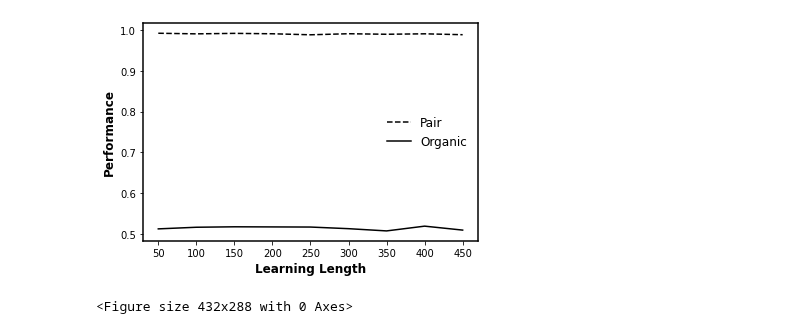
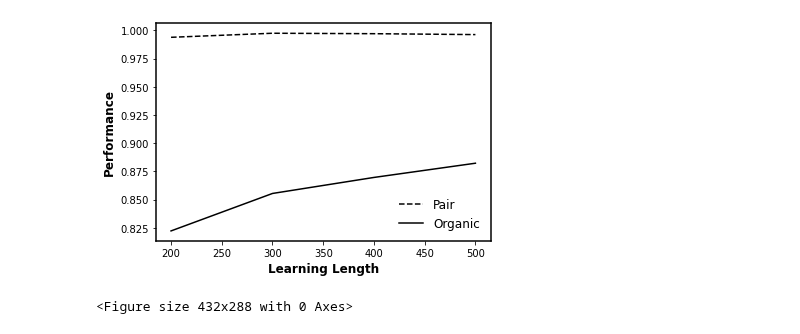
Before and after one commit to GrandJune/HAI, a Jupyter notebook: Turbulence/Results.ipynb, the cells around one changed output. Saved outputs shown, nothing was run; the diff lists cells and outputs as text; code cells hidden in the pictures.

```diff
--- a/Turbulence/Results.ipynb
+++ b/Turbulence/Results.ipynb
@@ -3,7 +3,7 @@ import matplotlib.pyplot as plt
 import pickle
 import numpy as np
 legend_properties = {'weight':'bold'}
-data_folder = r"E:\data\hai-0520\Turbulence_7"
+data_folder = r"E:\data\hai-0520\Turbulence_8"
 
 organic_performance_file = data_folder + r"\organic_performance_across_episodes"
 organic_knowledge_file = data_folder + r"\organic_knowledge_across_episodes"
@@ -35,26 +35,26 @@ with open(pair_knowledge_quality_file, 'rb') as infile:
 # %%
 # Performance
 # x = range(len(pair_performance_across_episodes))
-x = [50, 100, 150, 200, 250, 300, 350, 400, 450]
+x = [200, 300, 400, 500]
 fig, ax = plt.subplots()
 ax.spines["left"].set_linewidth(1.5)
 ax.spines["right"].set_linewidth(1.5)
 ax.spines["top"].set_linewidth(1.5)
 ax.spines["bottom"].set_linewidth(1.5)
 plt.plot(x, pair_performance_across_episodes, "k--", label="Pair")
 plt.plot(x, organic_performance_across_episodes, "k-", label="Organic")
 plt.xlabel('Learning Length', fontweight='bold', fontsize=12)
 plt.ylabel('Performance', fontweight='bold', fontsize=12)
 # plt.xticks(x)
 # ax.set_ylim(0.50, 0.95)
 plt.legend(frameon=False, ncol=1, fontsize=12)
 plt.savefig(data_folder + r"\Performance_across_turbulence.png", transparent=True, dpi=300)
 plt.show()
 plt.clf()
 # print(pair_performance_across_episodes)
 # print(organic_performance_across_episodes)
 # %% [output]
-[figure, old version]
+[figure, new version]
 <Figure size 432x288 with 0 Axes>
 # %%
 # Histogram
```
Also changed, not shown: parts of 4 cells of this notebook, 1 other file.
